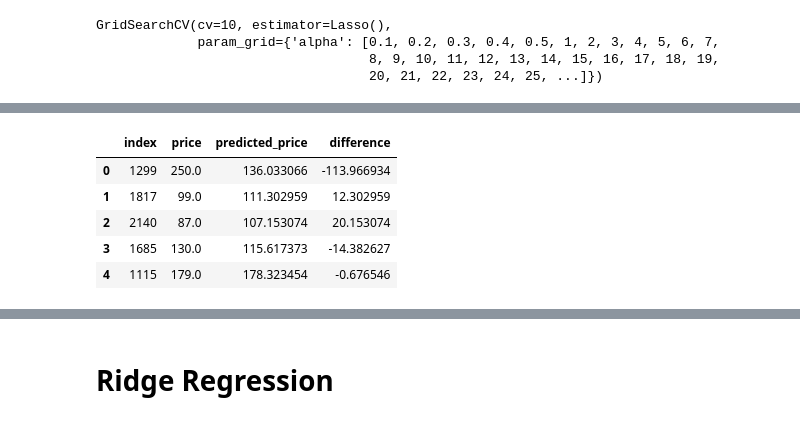
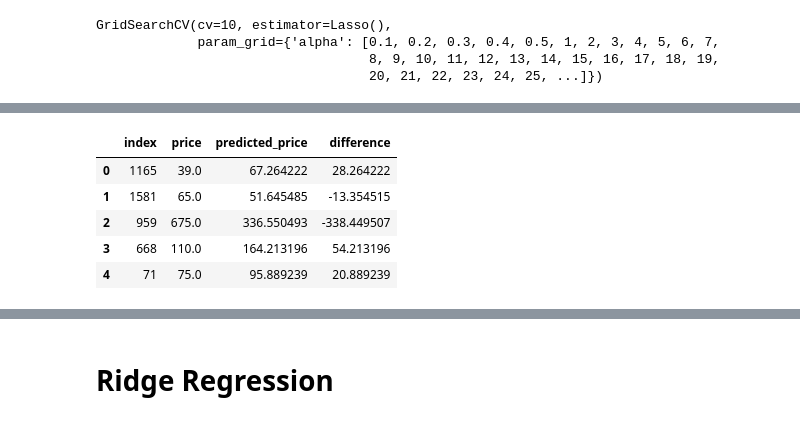
Before and after one commit to john-tenney/Capstone_Two, a Jupyter notebook: notebooks/Modeling.ipynb, the cells around one changed output, grey strips where cells are left out. Saved outputs shown, nothing was run; the diff lists cells and outputs as text; code cells hidden in the pictures.

```diff
--- a/notebooks/Modeling.ipynb
+++ b/notebooks/Modeling.ipynb
@@ -52,16 +46,15 @@ print((linear_data["reviews_per_month"]==tree_data["reviews_per_month"]).unique(
 # %% [output]
 [ True]
 # %%
-y = np.log(targets['price']) #chooses target variable
-test_size = .3#chooses test size
+y = targets['price'] #chooses target variable
+test_size = .3 #chooses test size
 
-X_train_tree, X_test_tree, y_train, y_test = train_test_split(tree_data, y, test_size = test_size)#splits data for decision tree model
+X_train, X_test, y_train, y_test = train_test_split(airbnb, y, test_size = test_size)#splits data for decision tree model
 def split(data):#takes in data a returns split data with the same train and test data with the same index as original split
-    train = data.iloc[list(X_train_tree.index)]
-    test = data.iloc[list(X_test_tree.index)]
+    train = data.iloc[list(X_train.index)]
+    test = data.iloc[list(X_test.index)]
     return train, test
 
 X_train_lin, X_test_lin = split(linear_data)#splits linear data
-X_train_lasso, X_test_lasso = split(lasso_data)#splits lasso data
 # %%
 #makes sure everything is indexed the same.
@@ -100,7 +92,7 @@ cv.mean()
 lasso = Lasso()
 params = {'alpha': [.1,.2,.3,.4,.5]+list(range(1,50))}
 gridcv = GridSearchCV(lasso, param_grid=params, cv = 10)
-gridcv.fit(X_train_lasso, y_train)
+gridcv.fit(X_train, y_train)
 # %% [output]
 GridSearchCV(cv=10, estimator=Lasso(),
              param_grid={'alpha': [0.1, 0.2, 0.3, 0.4, 0.5, 1, 2, 3, 4, 5, 6, 7,
@@ -116,4 +107,4 @@ print(gridcv.best_score_)
 # %%
-lasso = Lasso(alpha = .1)
-lasso.fit(X_train_lasso,y_train)
+lasso = Lasso(alpha = .5)
+lasso.fit(X_train,y_train)
 # %% [output]
@@ -121,5 +112,5 @@ Lasso(alpha=0.1)
 # %%
-y_pred = lasso.predict(X_test_lasso)
+y_pred = lasso.predict(X_test)
 # %%
 r2_score(y_test, y_pred)
 # %% [output]
@@ -127,17 +118,17 @@ r2_score(y_test, y_pred)
 # %%
 results=y_test.to_frame().reset_index()
 results['predicted_price']=pd.Series(y_pred)
-results['predicted_price']=np.exp(results.predicted_price)
-results['price']=np.exp(results.price)
+results['predicted_price']=results.predicted_price
+results['price']=results.price
 results['difference'] =results.predicted_price-results.price
 results.head()
 # %% [output]
 |  | index | price | predicted_price | difference |
-| 0 | 1299 | 250.0 | 136.033066 | -113.966934 |
-| 1 | 1817 | 99.0 | 111.302959 | 12.302959 |
-| 2 | 2140 | 87.0 | 107.153074 | 20.153074 |
-| 3 | 1685 | 130.0 | 115.617373 | -14.382627 |
-| 4 | 1115 | 179.0 | 178.323454 | -0.676546 |
+| 0 | 1165 | 39.0 | 67.264222 | 28.264222 |
+| 1 | 1581 | 65.0 | 51.645485 | -13.354515 |
+| 2 | 959 | 675.0 | 336.550493 | -338.449507 |
+| 3 | 668 | 110.0 | 164.213196 | 54.213196 |
+| 4 | 71 | 75.0 | 95.889239 | 20.889239 |
 # %%
 import seaborn as sns
 plt.figure(figsize=(10,10))
```
Also changed, not shown: parts of 71 cells of this notebook, 4 other files.
